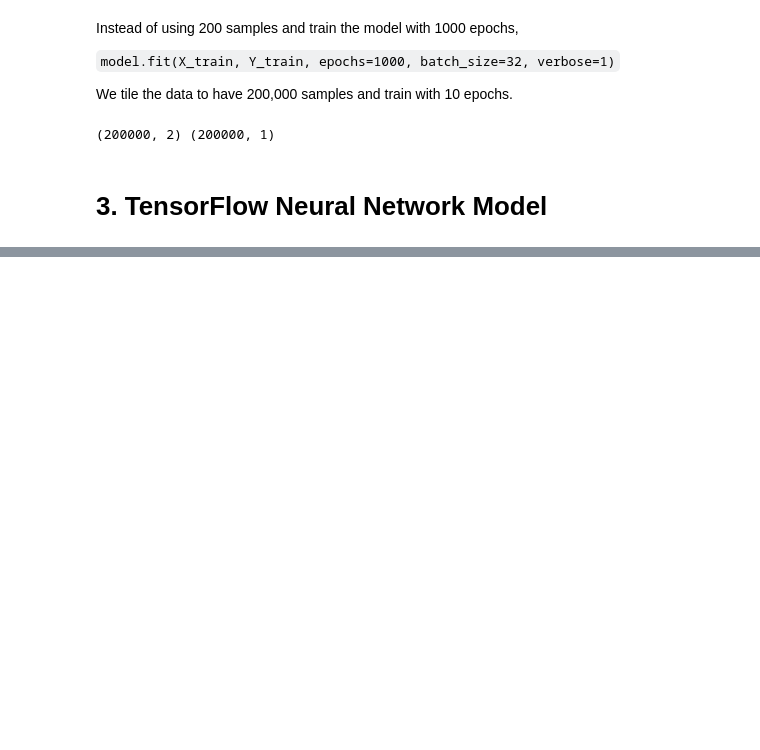
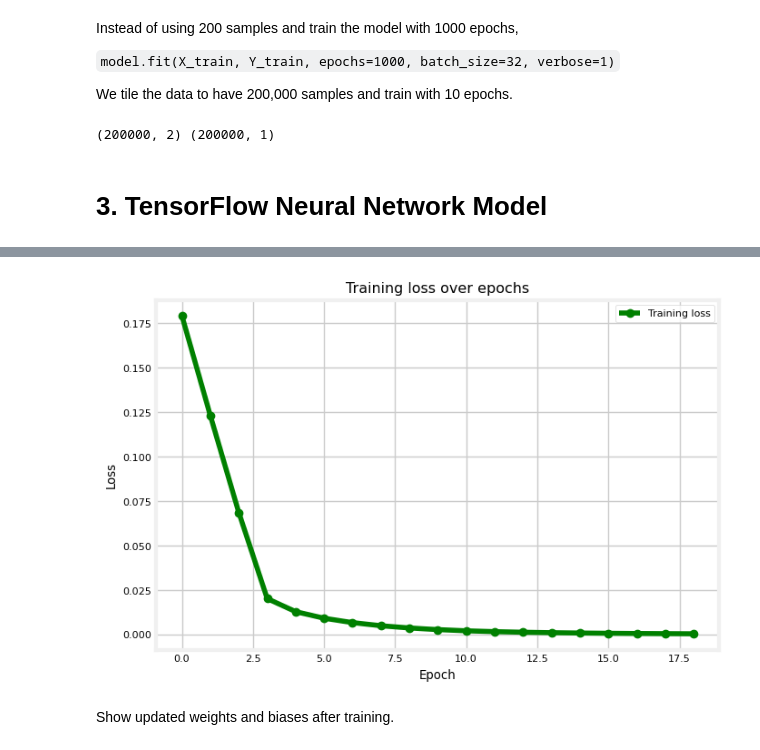
Before and after one commit to doduyquy/SGU_2025_ML_Fundamentals, a Jupyter notebook: ML_AndrewNg/C2 - Advanced Learning Algorithms/[nii]C2_W1_SimpleNN_CoffeeRoasting_TF.ipynb, the cells around one changed output, grey strips where cells are left out. Drawn from its saved outputs; the diff is of its cells as text; code cells hidden in the pictures; blank space fills up the shorter version.

Commit message:
ML_AndrewNG: visualize model NN result save and load for pred

```diff
--- a/ML_AndrewNg/C2 - Advanced Learning Algorithms/[nii]C2_W1_SimpleNN_CoffeeRoasting_TF.ipynb
+++ b/ML_AndrewNg/C2 - Advanced Learning Algorithms/[nii]C2_W1_SimpleNN_CoffeeRoasting_TF.ipynb
@@ -150,0 +229,8 @@ Model: "sequential"
+# %%
+early_stopping = tf.keras.callbacks.EarlyStopping(
+    monitor='loss',
+    min_delta=NN_EARLY_STOPPING_MIN_DELTA,  # 0.001
+    patience=NN_EARLY_STOPPING_PATIENCE,
+    verbose=1,                              # Short log
+    restore_best_weights=True
+)
@@ -150,0 +239,7 @@ Model: "sequential"
+# %%
+# Get current time
+current_datetime_formatted = datetime.datetime.now().strftime("%d%m%Y_%H:%M:%S")
+print(f"Current datetime formatted: {current_datetime_formatted}")
+
+# Set model file path:
+model_file_path = f"{NN_MODEL_SAVE_PATH}/coffee-roast_best_model_{current_datetime_formatted}.keras"
@@ -150,0 +248,7 @@ Model: "sequential"
+# %%
+model_checkpoint = tf.keras.callbacks.ModelCheckpoint(
+    filepath=model_file_path,
+    monitor='loss',
+    save_best_only=True,    # only save when have better model
+    verbose=1
+)
@@ -150,0 +258,13 @@ Model: "sequential"
+# %%
+
+model.compile(
+    loss = tf.keras.losses.BinaryCrossentropy(),
+    optimizer = tf.keras.optimizers.Adam(learning_rate=NN_LEARNING_RATE)
+)
+
+history = model.fit(
+    X_tile, Y_tile,
+    epochs=111,
+    callbacks=[early_stopping, model_checkpoint],
+    verbose=1
+)
@@ -150,0 +322,14 @@ Model: "sequential"
+# %%
+# Plot loss over epochs
+plt.figure(figsize=(8, 5))
+plt.plot(history.history['loss'], marker='o', label='Training loss', c='green')
+plt.xlabel('Epoch')
+plt.ylabel('Loss')
+plt.title('Training loss over epochs')
+plt.legend()
+plt.grid(True)
+plt.show();
+# %% [output]
+[figure, added]
+# %% [markdown]
+Show updated weights and biases after training.
```
Also changed, not shown: parts of 41 cells of this notebook, 2 other files.
